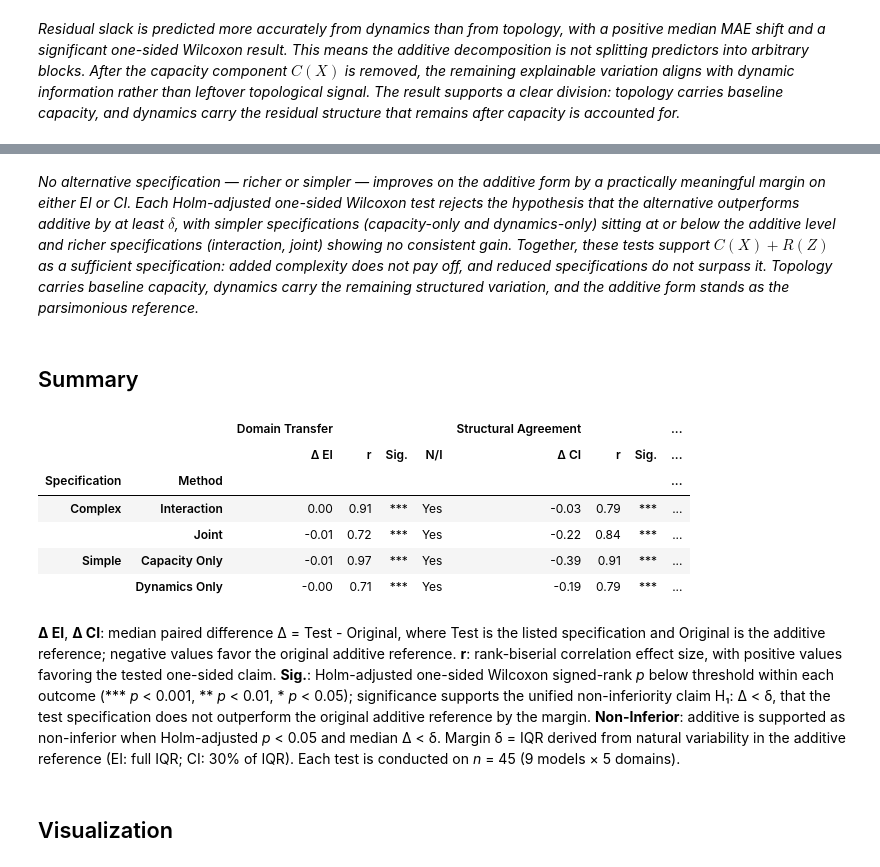
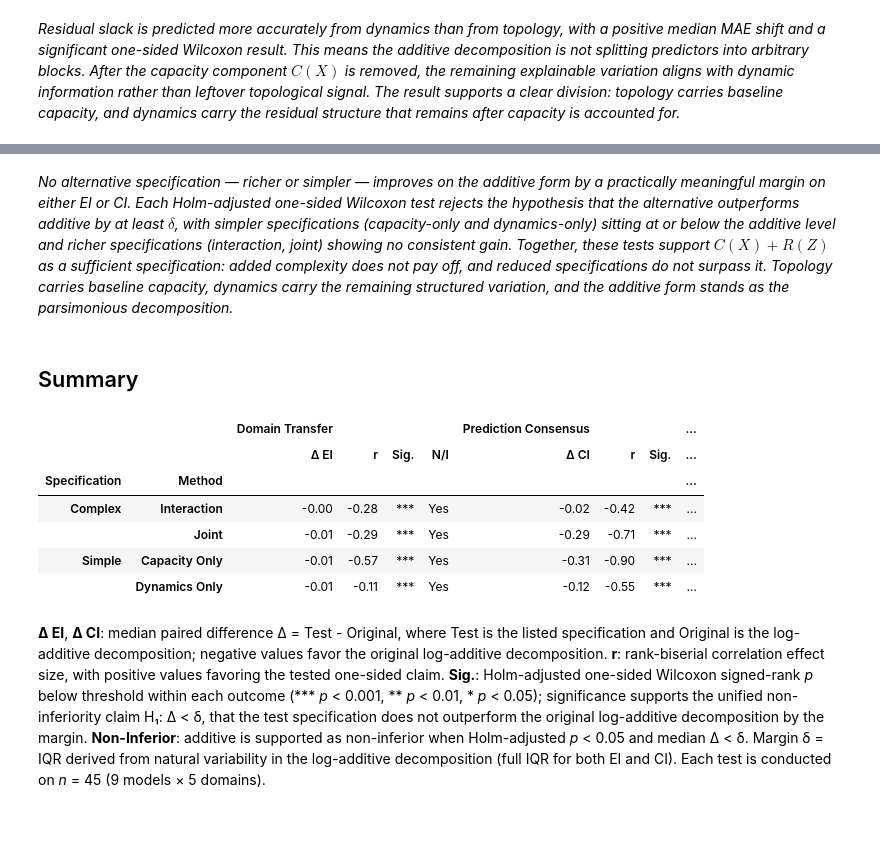
Before and after one commit to nickkunz/network-capacity, a Jupyter notebook: notebooks/ablate.ipynb, the cells around one changed output, grey strips where cells are left out. Saved outputs shown, nothing was run; the diff lists cells and outputs as text; code cells hidden in the pictures; blank space fills up the shorter version.

```diff
--- a/notebooks/ablate.ipynb
+++ b/notebooks/ablate.ipynb
@@ -68,12 +98,7 @@ Learned Models: 9 estimators
 ## Training
 # %%
 ## train decomposed residual attribution
-cached_decomposed_attribution = globals().get("results_dict_decomposed_attribution")
-if (
-    not isinstance(cached_decomposed_attribution, dict)
-    or cached_decomposed_attribution.get("n_repeats") != N_REPEATS
-    or cached_decomposed_attribution.get("random_state") != RANDOM_STATE
-):
+if cache_payload is None:
     results_dict_decomposed_attribution = train_decomposed_attribution(
         data = data,
         models = models,
@@ -85,12 +110,7 @@ if (
     )
 # %%
 ## train decomposed separation
-cached_decomposed_separation = globals().get("results_dict_decomposed_separation")
-if (
-    not isinstance(cached_decomposed_separation, dict)
-    or cached_decomposed_separation.get("n_repeats") != N_REPEATS
-    or cached_decomposed_separation.get("random_state") != RANDOM_STATE
-):
+if cache_payload is None:
     results_dict_decomposed_separation = train_decomposed_separation(
         data = data,
         models = models,
@@ -208,7 +239,7 @@ delta_ci = spec_marginal_delta(
     label_ref = "specification",
     value_ref = "additive",
     method = "iqr",
-    scale = 0.30,  ## 30% of iqr range
+    scale = 1.00,  ## full iqr range
     decimals = N_DECIMALS
 )
 # %%
@@ -370,5 +401,5 @@ display(decomposed_summary_ci)
 # %% [markdown]
-_No alternative specification — richer or simpler — improves on the additive form by a practically meaningful margin on either EI or CI. Each Holm-adjusted one-sided Wilcoxon test rejects the hypothesis that the alternative outperforms additive by at least $\delta$, with simpler specifications (capacity-only and dynamics-only) sitting at or below the additive level and richer specifications (interaction, joint) showing no consistent gain. Together, these tests support $C(X) + R(Z)$ as a sufficient specification: added complexity does not pay off, and reduced specifications do not surpass it. Topology carries baseline capacity, dynamics carry the remaining structured variation, and the additive form stands as the parsimonious reference._
+_No alternative specification — richer or simpler — improves on the additive form by a practically meaningful margin on either EI or CI. Each Holm-adjusted one-sided Wilcoxon test rejects the hypothesis that the alternative outperforms additive by at least $\delta$, with simpler specifications (capacity-only and dynamics-only) sitting at or below the additive level and richer specifications (interaction, joint) showing no consistent gain. Together, these tests support $C(X) + R(Z)$ as a sufficient specification: added complexity does not pay off, and reduced specifications do not surpass it. Topology carries baseline capacity, dynamics carry the remaining structured variation, and the additive form stands as the parsimonious decomposition._
 # %% [markdown]
 ## Summary
 # %%
@@ -388,7 +419,7 @@ summary_ei = pd.concat(
     ignore_index = True,
 )
 
-## ci side (structural agreement)
+## ci side (prediction consensus)
 summary_ci = pd.concat(
     objs = [
         _prep_spec_table(results = results_complex_ci, category = "Complex"),
@@ -397,44 +428,42 @@ summary_ci = pd.concat(
     ignore_index = True,
 )
 
 display_table = main_table(
     results_left = summary_ei,
     results_right = summary_ci,
     index_feat = ["Specification", "Method"],
     value_feat_left = ["Median Δ EI", "Rank-biserial r", "Sig.", "Decision"],
     value_feat_right = ["Median Δ CI", "Rank-biserial r", "Sig.", "Decision"],
     header_left = "Domain Transfer",
-    header_right = "Structural Agreement",
+    header_right = "Prediction Consensus",
     short_feat_left = ["Δ EI", "r", "Sig.", "N/I"],
     short_feat_right = ["Δ CI", "r", "Sig.", "N/I"],
     row_order = [
         ("Simple", "Capacity"),
         ("Simple", "Dynamics"),
         ("Complex", "Interaction"),
         ("Complex", "Joint")
     ],
 )
 
 display(display_table)
 display(
     Markdown(
-        "**Δ EI**, **Δ CI**: median paired difference Δ = Test - Original, where Test is the listed specification and Original is the additive reference; negative values favor the original additive reference. "
+        "**Δ EI**, **Δ CI**: median paired difference Δ = Test - Original, where Test is the listed specification and Original is the log-additive decomposition; negative values favor the original log-additive decomposition. "
         "**r**: rank-biserial correlation effect size, with positive values favoring the tested one-sided claim. "
         "**Sig.**: Holm-adjusted one-sided Wilcoxon signed-rank *p* below threshold within each outcome "
-        "(\*\*\* *p* < 0.001, \*\* *p* < 0.01, \* *p* < 0.05); significance supports the unified non-inferiority claim H₁: Δ < δ, that the test specification does not outperform the original additive reference by the margin. "
+        "(\*\*\* *p* < 0.001, \*\* *p* < 0.01, \* *p* < 0.05); significance supports the unified non-inferiority claim H₁: Δ < δ, that the test specification does not outperform the original log-additive decomposition by the margin. "
         "**Non-Inferior**: additive is supported as non-inferior when Holm-adjusted *p* < 0.05 and median Δ < δ. "
-        "Margin δ = IQR derived from natural variability in the additive reference (EI: full IQR; CI: 30% of IQR). "
+        "Margin δ = IQR derived from natural variability in the log-additive decomposition (full IQR for both EI and CI). "
         "Each test is conducted on *n* = 45 (9 models × 5 domains)."
     )
 )
 # %% [output]
-|  |  | Domain Transfer |  |  |  | Structural Agreement |  |  | ... |
+|  |  | Domain Transfer |  |  |  | Prediction Consensus |  |  | ... |
 |  |  | Δ EI | r | Sig. | N/I | Δ CI | r | Sig. | ... |
 | Specification | Method |  |  |  |  |  |  |  | ... |
-| Complex | Interaction | 0.00 | 0.91 | *** | Yes | -0.03 | 0.79 | *** | ... |
-|  | Joint | -0.01 | 0.72 | *** | Yes | -0.22 | 0.84 | *** | ... |
-| Simple | Capacity Only | -0.01 | 0.97 | *** | Yes | -0.39 | 0.91 | *** | ... |
-|  | Dynamics Only | -0.00 | 0.71 | *** | Yes | -0.19 | 0.79 | *** | ... |
+| Complex | Interaction | -0.00 | -0.28 | *** | Yes | -0.02 | -0.42 | *** | ... |
+|  | Joint | -0.01 | -0.29 | *** | Yes | -0.29 | -0.71 | *** | ... |
+| Simple | Capacity Only | -0.01 | -0.57 | *** | Yes | -0.31 | -0.90 | *** | ... |
+|  | Dynamics Only | -0.01 | -0.11 | *** | Yes | -0.12 | -0.55 | *** | ... |
-**Δ EI**, **Δ CI**: median paired difference Δ = Test - Original, where Test is the listed specification and Original is the additive reference; negative values favor the original additive reference. **r**: rank-biserial correlation effect size, with positive values favoring the tested one-sided claim. **Sig.**: Holm-adjusted one-sided Wilcoxon signed-rank *p* below threshold within each outcome (\*\*\* *p* < 0.001, \*\* *p* < 0.01, \* *p* < 0.05); significance supports the unified non-inferiority claim H₁: Δ < δ, that the test specification does not outperform the original additive reference by the margin. **Non-Inferior**: additive is supported as non-inferior when Holm-adjusted *p* < 0.05 and median Δ < δ. Margin δ = IQR derived from natural variability in the additive reference (EI: full IQR; CI: 30% of IQR). Each test is conducted on *n* = 45 (9 models × 5 domains).
+**Δ EI**, **Δ CI**: median paired difference Δ = Test - Original, where Test is the listed specification and Original is the log-additive decomposition; negative values favor the original log-additive decomposition. **r**: rank-biserial correlation effect size, with positive values favoring the tested one-sided claim. **Sig.**: Holm-adjusted one-sided Wilcoxon signed-rank *p* below threshold within each outcome (\*\*\* *p* < 0.001, \*\* *p* < 0.01, \* *p* < 0.05); significance supports the unified non-inferiority claim H₁: Δ < δ, that the test specification does not outperform the original log-additive decomposition by the margin. **Non-Inferior**: additive is supported as non-inferior when Holm-adjusted *p* < 0.05 and median Δ < δ. Margin δ = IQR derived from natural variability in the log-additive decomposition (full IQR for both EI and CI). Each test is conducted on *n* = 45 (9 models × 5 domains).
-# %% [markdown]
-## Visualization
```
Also changed, not shown: parts of 12 cells of this notebook, 10 other files.
